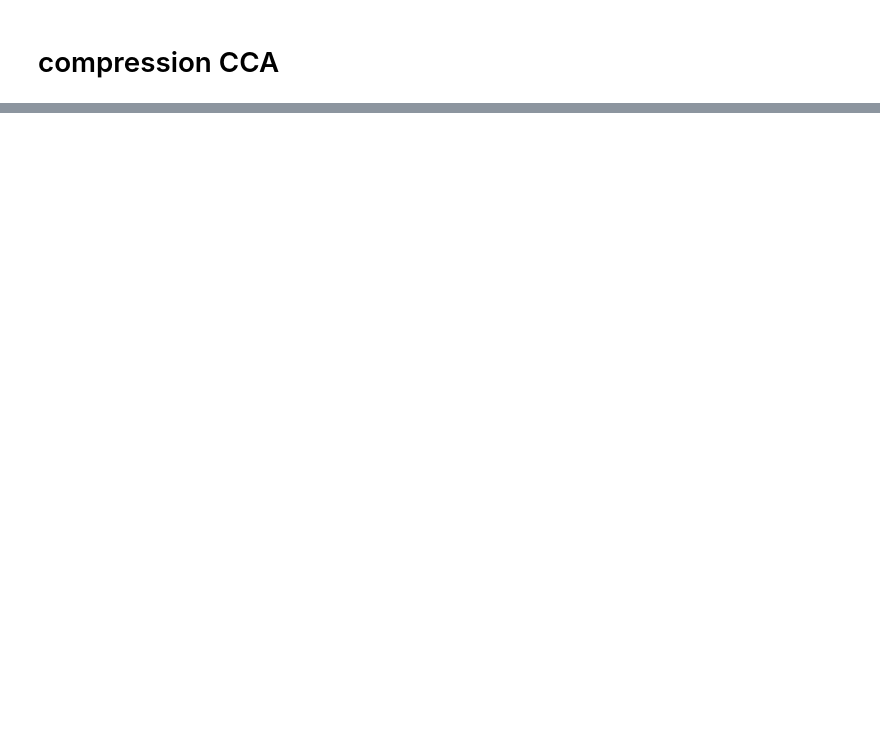
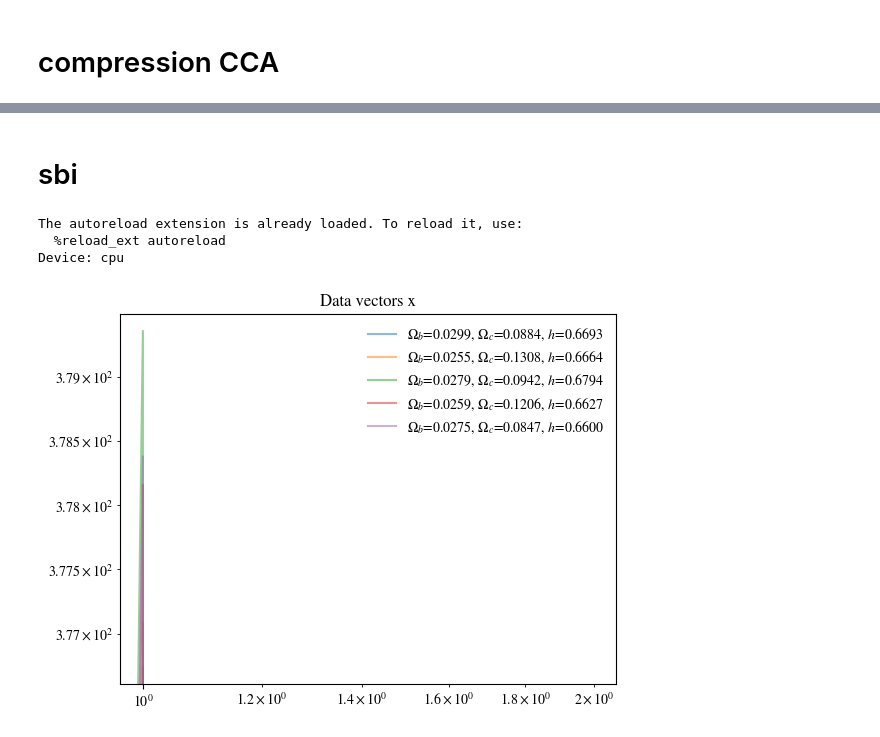
Before and after one commit to davidesciotti/AstroDat, a Jupyter notebook: power_spectrum_beth.ipynb, the cells around one changed output, grey strips where cells are left out. Saved outputs shown, nothing was run; the diff lists cells and outputs as text; code cells hidden in the pictures; blank space fills up the shorter version.

```diff
--- a/power_spectrum_beth.ipynb
+++ b/power_spectrum_beth.ipynb
@@ -176,0 +241,32 @@ np.shape(compressed_dv)
+# %% [markdown]
+# sbi
+# %%
+%load_ext autoreload
+%autoreload 2
+
+# ignore warnings for readability
+import warnings
+warnings.filterwarnings('ignore')
+
+import numpy as np
+import matplotlib.pyplot as plt
+import matplotlib.colors as mcolors
+import torch
+import torch.nn as nn
+
+import ili
+from ili.dataloaders import NumpyLoader
+from ili.inference import InferenceRunner
+from ili.validation.metrics import PosteriorCoverage, PlotSinglePosterior
+
+device = 'cuda' if torch.cuda.is_available() else 'cpu'
+print('Device:', device)
+# %% [output]
+The autoreload extension is already loaded. To reload it, use:
+  %reload_ext autoreload
+Device: cpu
+# %%
+# x=np.loadtxt('predicted_mPks/predicted_mPks_4012samples.dat').T
+x=np.loadtxt('compressed_dv_4012samples.dat')
+theta=np.loadtxt('predicted_mPks/params_for_predicted_mPks_4012samples.dat').T
+params=np.array(['omega_b','omega_cdm','h'])
@@ -176,0 +276,11 @@ np.shape(compressed_dv)
+# %%
+# plot some examples of the data
+fig, ax = plt.subplots()#figsize=(8, 6))
+for i in range(5):
+    ind = np.random.randint(len(theta))
+    ax.loglog(x[ind], alpha=0.5, label='%s=%.4f, %s=%.4f, %s=%.4f' %(param_strings_dict[params[0]],theta[ind,0],param_strings_dict[params[1]],theta[ind,1],param_strings_dict[params[2]],theta[ind,2]))
+ax.legend(frameon=False)
+ax.set_title('Data vectors x')
+plt.show()
+# %% [output]
+[figure, added]
```
Also changed, not shown: parts of 24 cells of this notebook.
